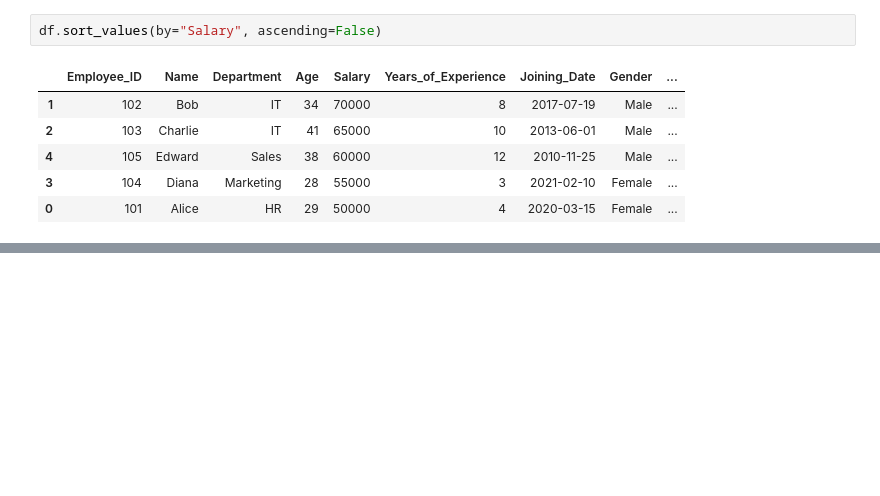
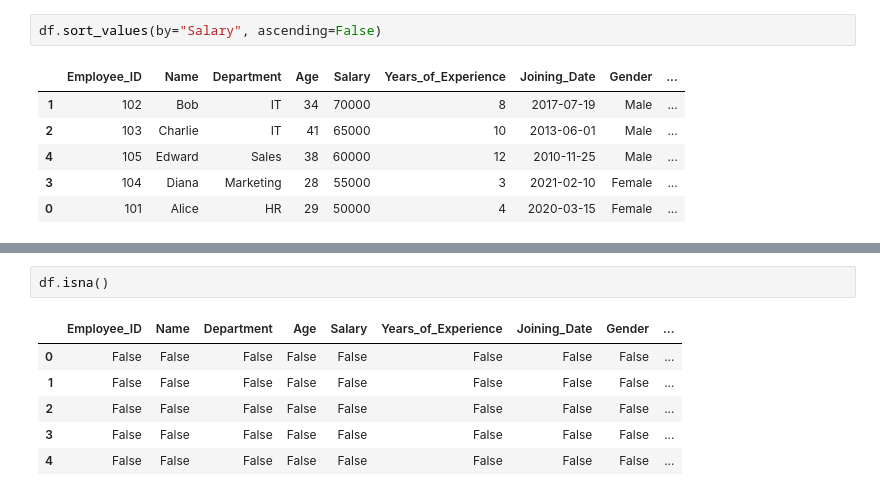
Before and after one commit to yash-agarwa-l/cognitive-assignments, a Jupyter notebook: assignment3/merged.ipynb, the cells around one changed output, grey strips where cells are left out. Saved outputs shown, nothing was run; the diff lists cells and outputs as text; blank space fills up the shorter version.

```diff
--- a/assignment3/merged.ipynb
+++ b/assignment3/merged.ipynb
@@ -191,0 +210,9 @@ df.sort_values(by="Salary", ascending=False)
+# %%
+df.isna()
+# %% [output]
+|  | Employee_ID | Name | Department | Age | Salary | Years_of_Experience | Joining_Date | Gender | ... |
+| 0 | False | False | False | False | False | False | False | False | ... |
+| 1 | False | False | False | False | False | False | False | False | ... |
+| 2 | False | False | False | False | False | False | False | False | ... |
+| 3 | False | False | False | False | False | False | False | False | ... |
+| 4 | False | False | False | False | False | False | False | False | ... |
```
Also changed, not shown: parts of 5 cells of this notebook.
